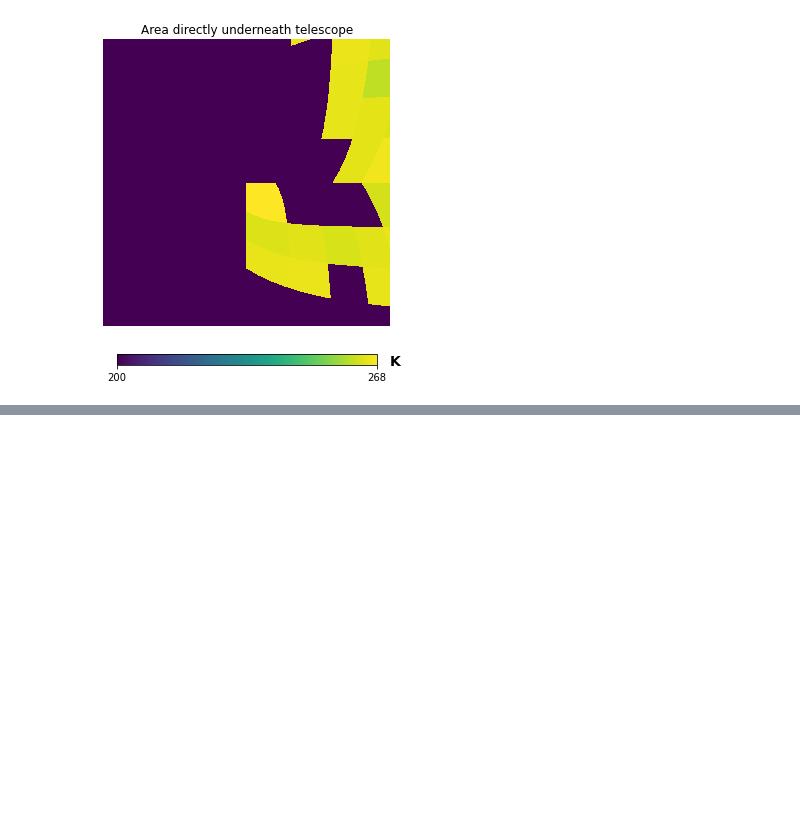
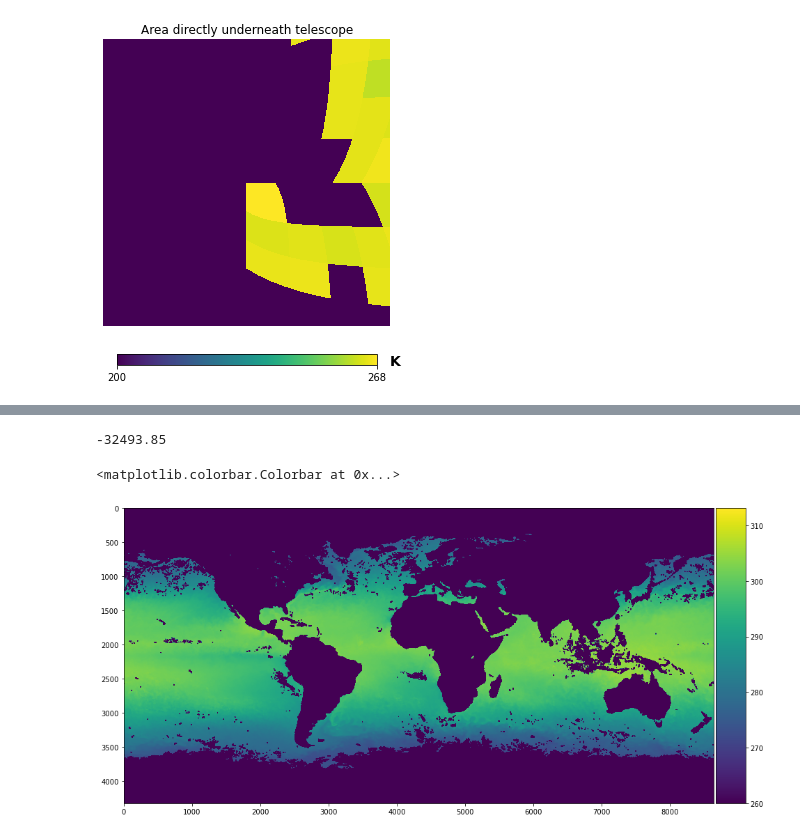
Before and after one commit to AERAdler/modis_to_healpy_ground, a Jupyter notebook: project_ground.ipynb, the cells around one changed output, grey strips where cells are left out. Drawn from its saved outputs; the diff is of its cells as text; code cells hidden in the pictures; blank space fills up the shorter version.

```diff
--- a/project_ground.ipynb
+++ b/project_ground.ipynb
@@ -285,0 +288,4 @@ hp.cartview(world_map_from_telescope, xsize=1200, min=200, flip="geo",
+# %%
+from netCDF4 import Dataset
+sea_dataset = Dataset("AQUA_MODIS_Jan2021_L3m_4km.nc","r", format="NETCDF4")
+sea_dataset.variables
@@ -285,0 +310,13 @@ hp.cartview(world_map_from_telescope, xsize=1200, min=200, flip="geo",
+# %%
+sea_temp = np.array(sea_dataset["sst"])+273.15#To Kelvin
+print(np.amin(sea_temp))
+fig, ax = plt.subplots(figsize=(16,9))
+im = plt.imshow(sea_temp, vmin=260)
+from mpl_toolkits.axes_grid1 import make_axes_locatable
+divider = make_axes_locatable(ax)
+cax = divider.append_axes("right", size="5%", pad=0.05)
+plt.colorbar(im, cax=cax)
+# %% [output]
+-32493.85
+<matplotlib.colorbar.Colorbar at 0x...>
+[figure, added]
```
Also changed, not shown: parts of 7 cells of this notebook.
